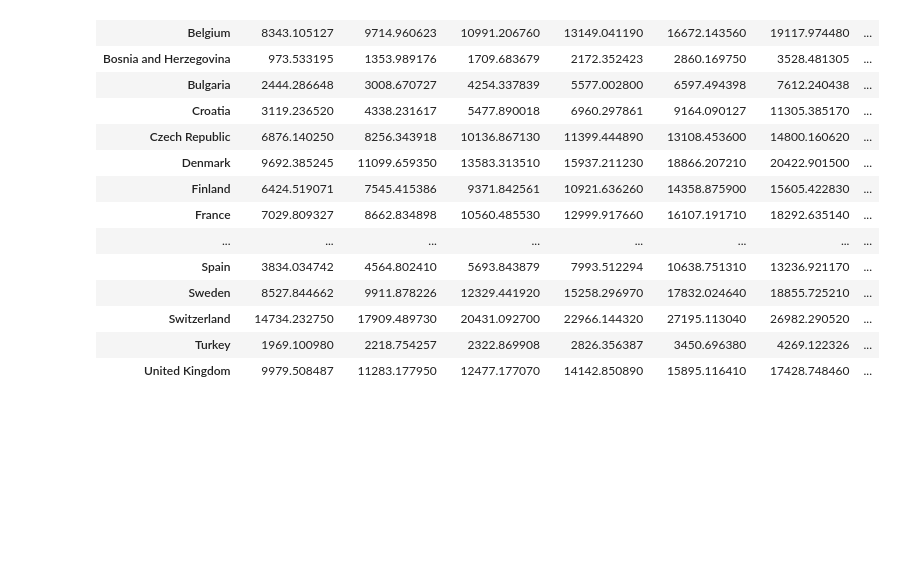
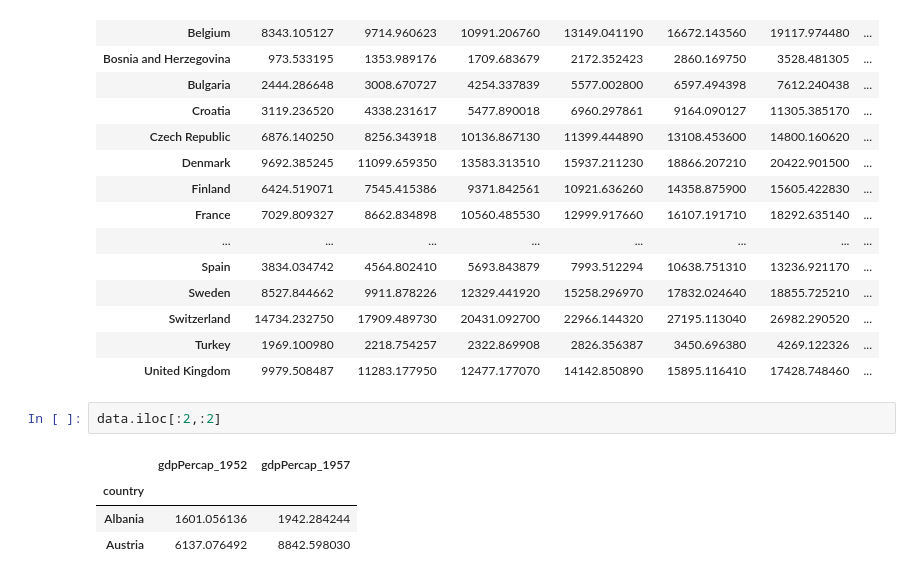
Before and after one commit to nih-fmrif/2017-09-28-NIH-CMN_notebooks, a Jupyter notebook: pandas_and_plotting.ipynb, the cells around one changed output. Saved outputs shown, nothing was run; the diff lists cells and outputs as text; blank space fills up the shorter version.

```diff
--- a/pandas_and_plotting.ipynb
+++ b/pandas_and_plotting.ipynb
@@ -116,3 +116,10 @@ data
 | Switzerland | 14734.232750 | 17909.489730 | 20431.092700 | 22966.144320 | 27195.113040 | 26982.290520 | ... |
 | Turkey | 1969.100980 | 2218.754257 | 2322.869908 | 2826.356387 | 3450.696380 | 4269.122326 | ... |
 | United Kingdom | 9979.508487 | 11283.177950 | 12477.177070 | 14142.850890 | 15895.116410 | 17428.748460 | ... |
+# %%
+data.iloc[:2,:2]
+# %% [output]
+|  | gdpPercap_1952 | gdpPercap_1957 |
+| country |  |  |
+| Albania | 1601.056136 | 1942.284244 |
+| Austria | 6137.076492 | 8842.598030 |
```
